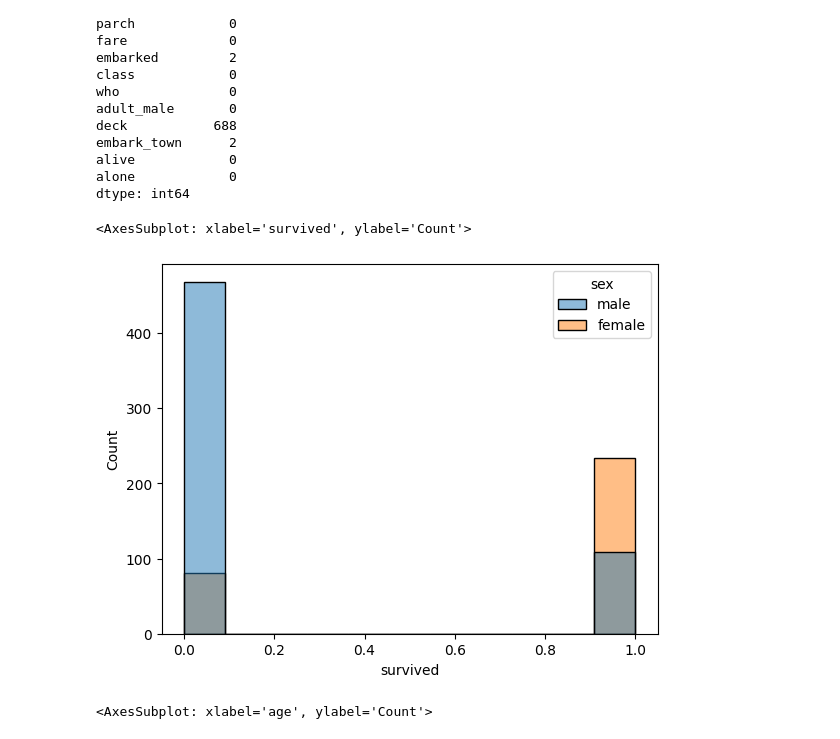
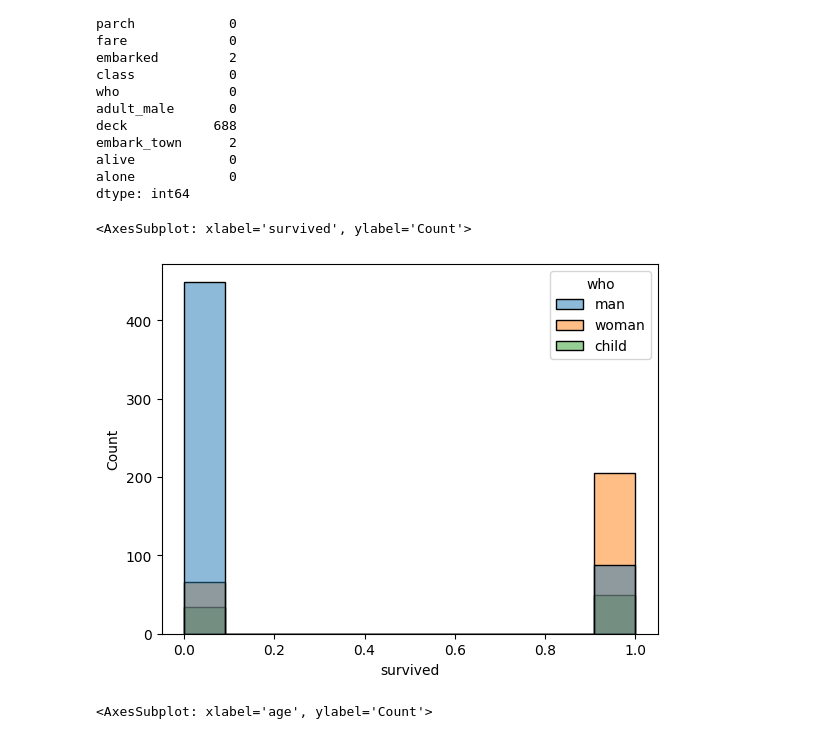
Before and after one commit to Razjoh/Databehandling-Rasmus-Johansson, a Jupyter notebook: Code-alongs/L1_missing_aggregation.ipynb, the cells around one changed output. Cells and saved outputs as stored; diff of their text form; code cells hidden in the pictures.

```diff
--- a/Code-alongs/L1_missing_aggregation.ipynb
+++ b/Code-alongs/L1_missing_aggregation.ipynb
@@ -170,10 +170,10 @@ alive            0
 alone            0
 dtype: int64
 # %%
-sns.histplot(data = titanic, x = "survived", hue = "sex")
+sns.histplot(data = titanic, x = "survived", hue = "who")
 # %% [output]
 <AxesSubplot: xlabel='survived', ylabel='Count'>
-[figure, old version]
+[figure, new version]
 # %%
 sns.histplot(data = titanic, x = "age", hue = "who", kde=True)
 # %% [output]
```
Also changed, not shown: parts of 8 cells of this notebook.
